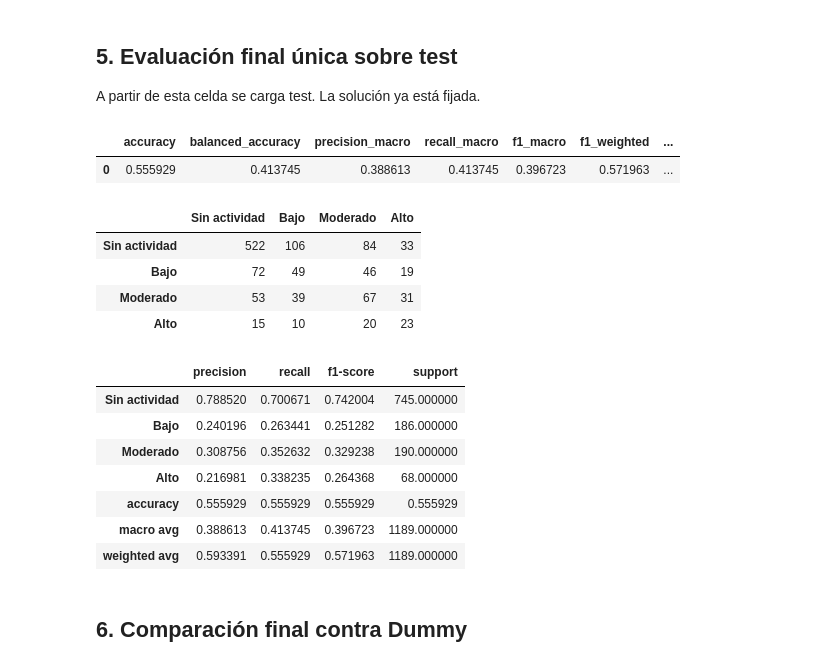
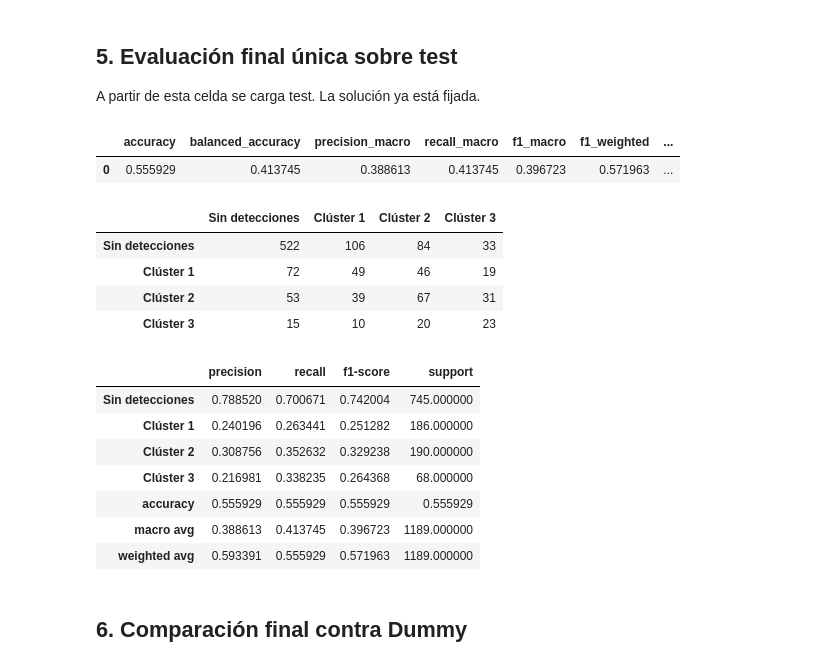
Before and after one commit to kateringonzalez-glitch/Proyecto-AA, a Jupyter notebook: experimentos/Comparacion_Modelos.ipynb, the cells around one changed output. Saved outputs shown, nothing was run; the diff lists cells and outputs as text; code cells hidden in the pictures.

```diff
--- a/experimentos/Comparacion_Modelos.ipynb
+++ b/experimentos/Comparacion_Modelos.ipynb
@@ -127,31 +132,31 @@ A partir de esta celda se carga test. La solución ya está fijada.
 # %%
 test=subset("test")
 desarrollo=pd.concat([train,validation],ignore_index=True)
 assert len(desarrollo)==6734 and len(test)==1189
 modelo_final=build_final().fit(desarrollo[FEATURES],desarrollo[TARGET])
 pred_test=modelo_final.predict(test[FEATURES])
 proba_test=modelo_final.predict_proba(test[FEATURES])
 def metricas(y,p):
     r=classification_report(y,p,labels=ORDER,output_dict=True,zero_division=0)
     return {"accuracy":accuracy_score(y,p),"balanced_accuracy":balanced_accuracy_score(y,p),"precision_macro":precision_score(y,p,average="macro",zero_division=0),"recall_macro":recall_score(y,p,average="macro",zero_division=0),"f1_macro":f1_score(y,p,average="macro",zero_division=0),"f1_weighted":f1_score(y,p,average="weighted",zero_division=0),**{f"precision_{x.lower().replace(' ','_')}":r[x]["precision"] for x in ORDER},**{f"recall_{x.lower().replace(' ','_')}":r[x]["recall"] for x in ORDER},**{f"f1_{x.lower().replace(' ','_')}":r[x]["f1-score"] for x in ORDER}}
 metricas_test=metricas(test[TARGET],pred_test)
-display(pd.DataFrame([metricas_test]))
+display(present(pd.DataFrame([metricas_test])))
 cm=confusion_matrix(test[TARGET],pred_test,labels=ORDER)
-display(pd.DataFrame(cm,index=ORDER,columns=ORDER))
-display(pd.DataFrame(classification_report(test[TARGET],pred_test,labels=ORDER,output_dict=True,zero_division=0)).T)
+display(present(pd.DataFrame(cm,index=ORDER,columns=ORDER)))
+display(present(pd.DataFrame(classification_report(test[TARGET],pred_test,labels=ORDER,output_dict=True,zero_division=0)).T))
 # %% [output]
 |  | accuracy | balanced_accuracy | precision_macro | recall_macro | f1_macro | f1_weighted | ... |
 | 0 | 0.555929 | 0.413745 | 0.388613 | 0.413745 | 0.396723 | 0.571963 | ... |
-|  | Sin actividad | Bajo | Moderado | Alto |
-| Sin actividad | 522 | 106 | 84 | 33 |
-| Bajo | 72 | 49 | 46 | 19 |
-| Moderado | 53 | 39 | 67 | 31 |
-| Alto | 15 | 10 | 20 | 23 |
+|  | Sin detecciones | Clúster 1 | Clúster 2 | Clúster 3 |
+| Sin detecciones | 522 | 106 | 84 | 33 |
+| Clúster 1 | 72 | 49 | 46 | 19 |
+| Clúster 2 | 53 | 39 | 67 | 31 |
+| Clúster 3 | 15 | 10 | 20 | 23 |
 |  | precision | recall | f1-score | support |
-| Sin actividad | 0.788520 | 0.700671 | 0.742004 | 745.000000 |
-| Bajo | 0.240196 | 0.263441 | 0.251282 | 186.000000 |
-| Moderado | 0.308756 | 0.352632 | 0.329238 | 190.000000 |
-| Alto | 0.216981 | 0.338235 | 0.264368 | 68.000000 |
+| Sin detecciones | 0.788520 | 0.700671 | 0.742004 | 745.000000 |
+| Clúster 1 | 0.240196 | 0.263441 | 0.251282 | 186.000000 |
+| Clúster 2 | 0.308756 | 0.352632 | 0.329238 | 190.000000 |
+| Clúster 3 | 0.216981 | 0.338235 | 0.264368 | 68.000000 |
 | accuracy | 0.555929 | 0.555929 | 0.555929 | 0.555929 |
 | macro avg | 0.388613 | 0.413745 | 0.396723 | 1189.000000 |
 | weighted avg | 0.593391 | 0.555929 | 0.571963 | 1189.000000 |
```
Also changed, not shown: parts of 8 cells of this notebook, 35 other files.
